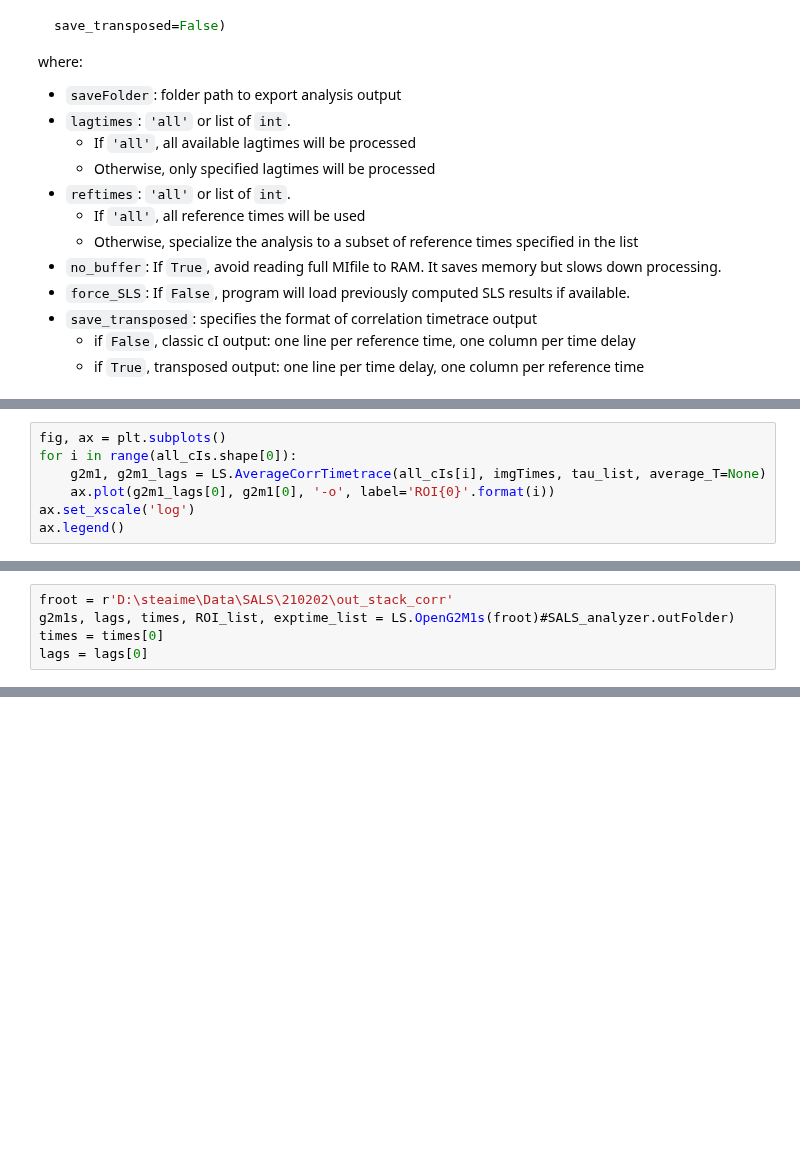
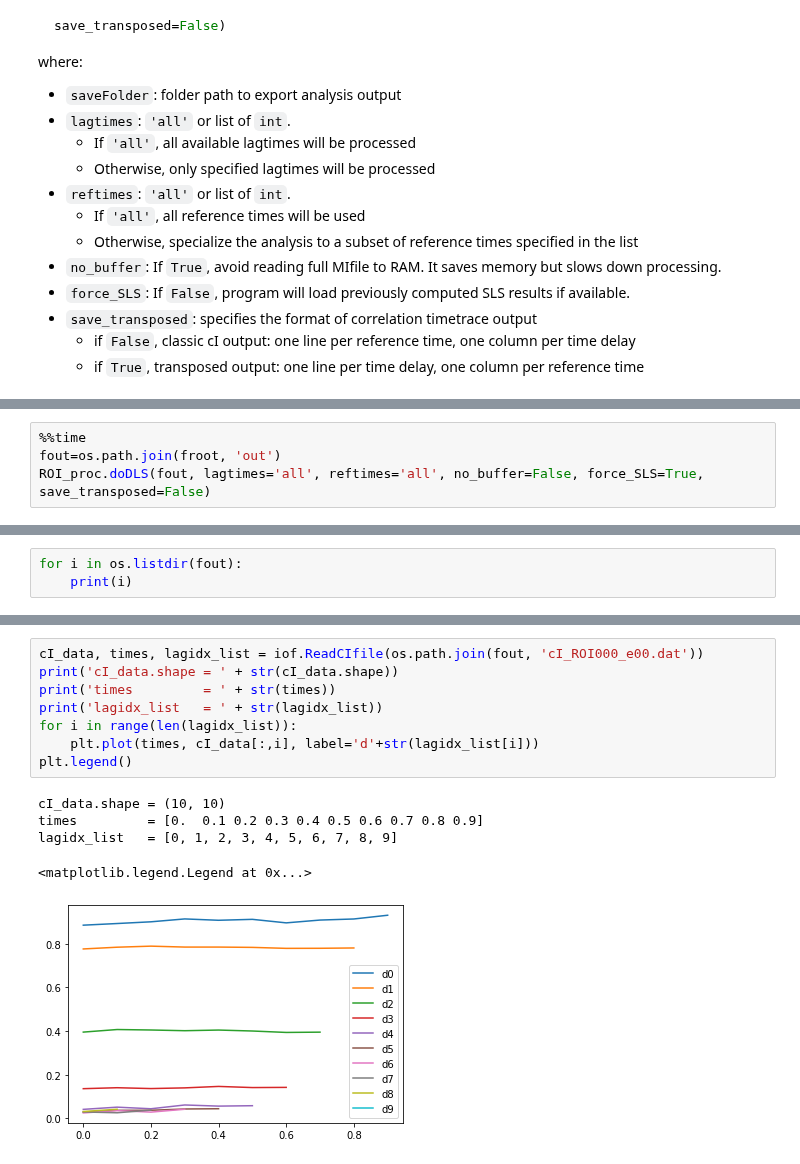
Before and after one commit to steaime/DSHpy, a Jupyter notebook: tutorial4_ROIs.ipynb, the cells around one changed output, grey strips where cells are left out. Drawn from its saved outputs; the diff is of its cells as text; blank space fills up the shorter version.

```diff
--- a/tutorial4_ROIs.ipynb
+++ b/tutorial4_ROIs.ipynb
@@ -493,7 +355,0 @@ This function returns:
-# %%
-fig, ax = plt.subplots()
-for i in range(all_cIs.shape[0]):
-    g2m1, g2m1_lags = LS.AverageCorrTimetrace(all_cIs[i], imgTimes, tau_list, average_T=None)
-    ax.plot(g2m1_lags[0], g2m1[0], '-o', label='ROI{0}'.format(i))
-ax.set_xscale('log')
-ax.legend()
@@ -595,5 +355,0 @@ fig, ax = PlotCIs(cIs[2], lags, times, lag_sel=list(range(1, len(lags), 5)), cma
-# %%
-froot = r'D:\steaime\Data\SALS\210202\out_stack_corr'
-g2m1s, lags, times, ROI_list, exptime_list = LS.OpenG2M1s(froot)#SALS_analyzer.outFolder)
-times = times[0]
-lags = lags[0]
@@ -616,0 +356,4 @@ ax.legend(ncol=2)
+# %%
+%%time
+fout=os.path.join(froot, 'out')
+ROI_proc.doDLS(fout, lagtimes='all', reftimes='all', no_buffer=False, force_SLS=True, save_transposed=False)
@@ -616,0 +413,3 @@ ax.legend(ncol=2)
+# %%
+for i in os.listdir(fout):
+    print(i)
@@ -616,0 +493,14 @@ ax.legend(ncol=2)
+# %%
+cI_data, times, lagidx_list = iof.ReadCIfile(os.path.join(fout, 'cI_ROI000_e00.dat'))
+print('cI_data.shape = ' + str(cI_data.shape))
+print('times         = ' + str(times))
+print('lagidx_list   = ' + str(lagidx_list))
+for i in range(len(lagidx_list)):
+    plt.plot(times, cI_data[:,i], label='d'+str(lagidx_list[i]))
+plt.legend()
+# %% [output]
+cI_data.shape = (10, 10)
+times         = [0.  0.1 0.2 0.3 0.4 0.5 0.6 0.7 0.8 0.9]
+lagidx_list   = [0, 1, 2, 3, 4, 5, 6, 7, 8, 9]
+<matplotlib.legend.Legend at 0x...>
+[figure, added]
```
Also changed, not shown: parts of 56 cells of this notebook, 3 other files.
